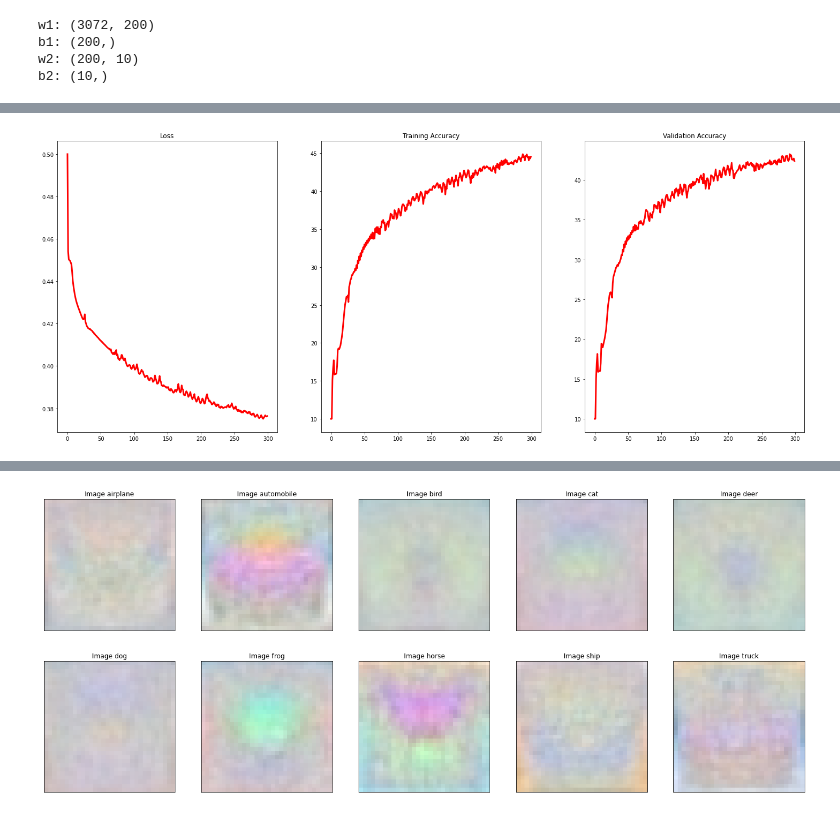
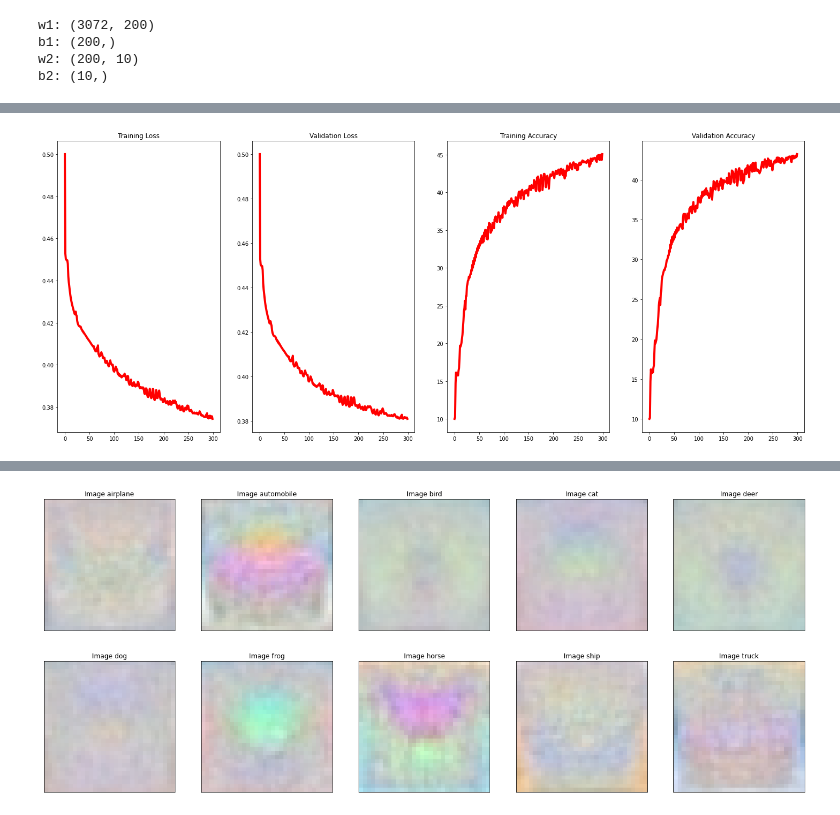
Before and after one commit to Chumsy0725/Image-Processing, a Jupyter notebook: Custom_NN_with_Gradient_Descent_Implementation.ipynb, the cells around one changed output, grey strips where cells are left out. Saved outputs shown, nothing was run; the diff lists cells and outputs as text; code cells hidden in the pictures.

Commit message:
Gradient Descent Implemented and Updated Visualisations

```diff
--- a/Custom_NN_with_Gradient_Descent_Implementation.ipynb
+++ b/Custom_NN_with_Gradient_Descent_Implementation.ipynb
@@ -48,12 +51,13 @@ def find_accuracy(pred,labels):
     return 100*np.sum(accurate_pred)/len(ground_truth)
 # %%
 epochs = 300
-batch_size = Ntr
-#iterations = round(Ntr/batch_size)
-lr = 1.4e-2
+lr = 0.015
 lr_decay=0.999
 reg = 5e-5
+batch_size = Ntr
+val_batch_size = Nte
 loss_history = []
+val_loss_history = []
 train_acc_history = []
 val_acc_history = []
 seed = 0
@@ -96,11 +100,16 @@ for t in range(1,epochs+1):
   h_val = 1./(1.+np.exp(-(x_test.dot(w1)+b1)))
   y_pred_val = h_val.dot(w2)+b2
 
+  val_loss = 1./(val_batch_size*2)*np.square(y_pred_val-y_test).sum()
+  val_loss_history.append(val_loss)
+
   val_acc = find_accuracy(y_pred_val, y_test)
   val_acc_history.append(val_acc)
 
+
+
   if t%10==0 or t == epochs:
-    print('Epoch %d/%d: Loss: %f,  Training Accuracy: %f, Validation Accuracy: %f'%(t, epochs,loss, train_acc, val_acc))
+    print('Epoch %d/%d: Train Loss: %f, Val Loss: %f,  Training Accuracy: %f, Validation Accuracy: %f'%(t, epochs,loss,val_loss, train_acc, val_acc))
 
   dy = 1.0/batch_size*(y_pred-y)
 
@@ -140,10 +149,10 @@ Epoch 300/300: Loss: 0.376336,  Training Accuracy: 44.524000, Validation Accurac
 # %%
 fig, axes  = plt.subplots(1,3, sharex='all', sharey='all', figsize=(25,10))
-items = {"Loss":loss_history, "Training Accuracy":train_acc_history, "Validation Accuracy": val_acc_history}
+items = {"Training Loss":loss_history, "Validation Loss":val_loss_history, "Training Accuracy":train_acc_history, "Validation Accuracy": val_acc_history}
 i = 1
 for key in items.keys():
-    plt.subplot(1,3,i);plt.plot(items[key], color ='r', linewidth=3)
+    plt.subplot(1,4,i);plt.plot(items[key], color ='r', linewidth=4)
     plt.title(key)
     i+=1
 # %% [output]
-[figure, old version]
+[figure, new version]
```
Also changed, not shown: parts of 3 cells of this notebook.
